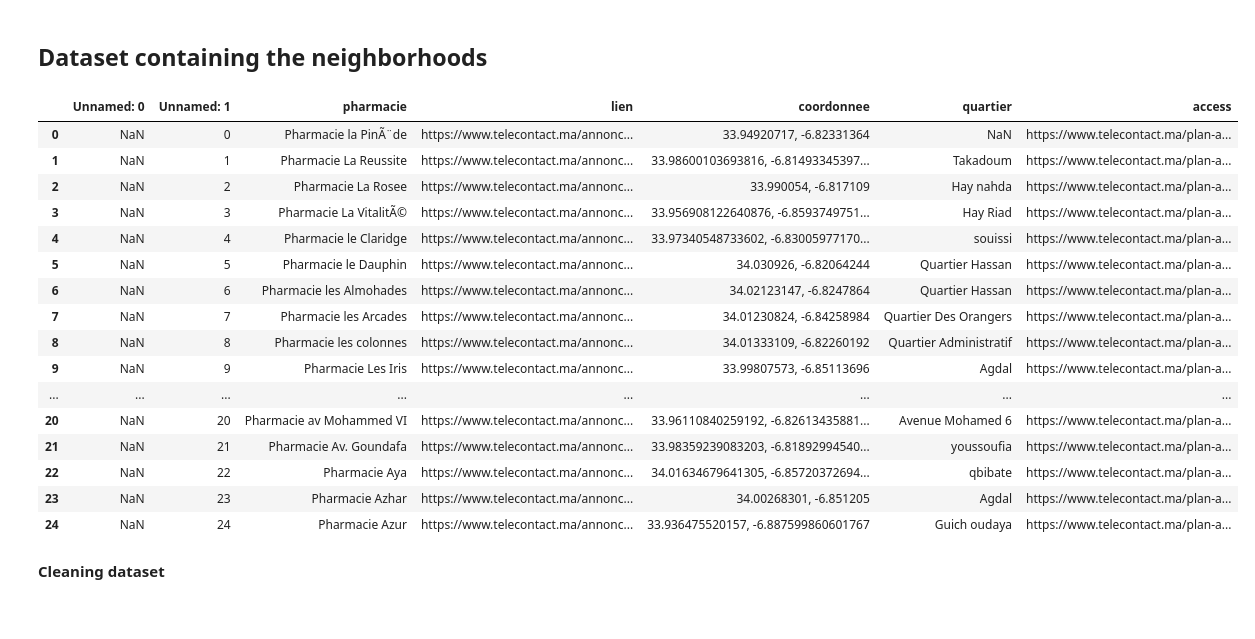
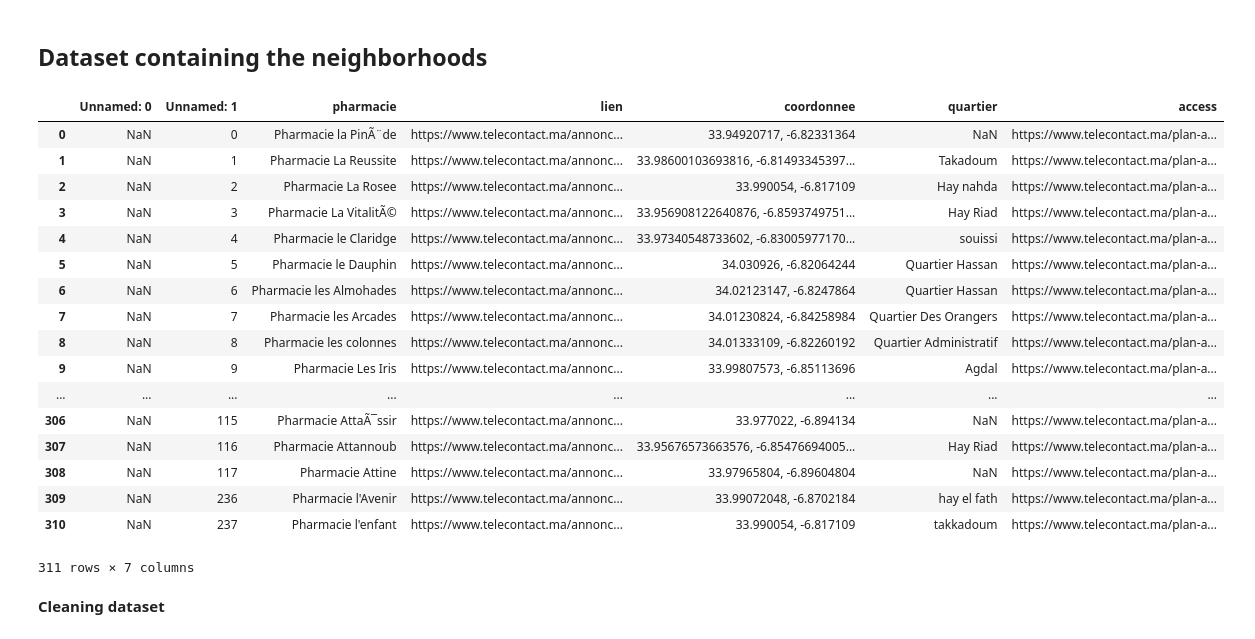
Before and after one commit to chikoungoun/Scraping, a Jupyter notebook: Pharmacies de garde/Rabat/Telecontact/Data cohesion/Combining adresses and Neighborhoods.ipynb, the cells around one changed output. Cells and saved outputs as stored; diff of their text form; code cells hidden in the pictures.

```diff
--- a/Pharmacies de garde/Rabat/Telecontact/Data cohesion/Combining adresses and Neighborhoods.ipynb
+++ b/Pharmacies de garde/Rabat/Telecontact/Data cohesion/Combining adresses and Neighborhoods.ipynb
@@ -29,25 +30,26 @@ df.head(25)
 # %%
 dq = pd.read_excel('q.xlsx')
 # %%
-dq.head(25)
+dq
 # %% [output]
 |  | Unnamed: 0 | Unnamed: 1 | pharmacie | lien | coordonnee | quartier | access |
 | 0 | NaN | 0 | Pharmacie la PinÃ¨de | https://www.telecontact.ma/annonc... | 33.94920717, -6.82331364 | NaN | https://www.telecontact.ma/plan-a... |
 | 1 | NaN | 1 | Pharmacie La Reussite | https://www.telecontact.ma/annonc... | 33.98600103693816, -6.81493345397... | Takadoum | https://www.telecontact.ma/plan-a... |
 | 2 | NaN | 2 | Pharmacie La Rosee | https://www.telecontact.ma/annonc... | 33.990054, -6.817109 | Hay nahda | https://www.telecontact.ma/plan-a... |
 | 3 | NaN | 3 | Pharmacie La VitalitÃ© | https://www.telecontact.ma/annonc... | 33.956908122640876, -6.8593749751... | Hay Riad | https://www.telecontact.ma/plan-a... |
 | 4 | NaN | 4 | Pharmacie le Claridge | https://www.telecontact.ma/annonc... | 33.97340548733602, -6.83005977170... | souissi | https://www.telecontact.ma/plan-a... |
 | 5 | NaN | 5 | Pharmacie le Dauphin | https://www.telecontact.ma/annonc... | 34.030926, -6.82064244 | Quartier Hassan | https://www.telecontact.ma/plan-a... |
 | 6 | NaN | 6 | Pharmacie les Almohades | https://www.telecontact.ma/annonc... | 34.02123147, -6.8247864 | Quartier Hassan | https://www.telecontact.ma/plan-a... |
 | 7 | NaN | 7 | Pharmacie les Arcades | https://www.telecontact.ma/annonc... | 34.01230824, -6.84258984 | Quartier Des Orangers | https://www.telecontact.ma/plan-a... |
 | 8 | NaN | 8 | Pharmacie les colonnes | https://www.telecontact.ma/annonc... | 34.01333109, -6.82260192 | Quartier Administratif | https://www.telecontact.ma/plan-a... |
 | 9 | NaN | 9 | Pharmacie Les Iris | https://www.telecontact.ma/annonc... | 33.99807573, -6.85113696 | Agdal | https://www.telecontact.ma/plan-a... |
 | ... | ... | ... | ... | ... | ... | ... | ... |
-| 20 | NaN | 20 | Pharmacie av Mohammed VI | https://www.telecontact.ma/annonc... | 33.96110840259192, -6.82613435881... | Avenue Mohamed 6 | https://www.telecontact.ma/plan-a... |
-| 21 | NaN | 21 | Pharmacie Av. Goundafa | https://www.telecontact.ma/annonc... | 33.98359239083203, -6.81892994540... | youssoufia | https://www.telecontact.ma/plan-a... |
-| 22 | NaN | 22 | Pharmacie Aya | https://www.telecontact.ma/annonc... | 34.01634679641305, -6.85720372694... | qbibate | https://www.telecontact.ma/plan-a... |
-| 23 | NaN | 23 | Pharmacie Azhar | https://www.telecontact.ma/annonc... | 34.00268301, -6.851205 | Agdal | https://www.telecontact.ma/plan-a... |
-| 24 | NaN | 24 | Pharmacie Azur | https://www.telecontact.ma/annonc... | 33.936475520157, -6.887599860601767 | Guich oudaya | https://www.telecontact.ma/plan-a... |
+| 306 | NaN | 115 | Pharmacie AttaÃ¯ssir | https://www.telecontact.ma/annonc... | 33.977022, -6.894134 | NaN | https://www.telecontact.ma/plan-a... |
+| 307 | NaN | 116 | Pharmacie Attannoub | https://www.telecontact.ma/annonc... | 33.95676573663576, -6.85476694005... | Hay Riad | https://www.telecontact.ma/plan-a... |
+| 308 | NaN | 117 | Pharmacie Attine | https://www.telecontact.ma/annonc... | 33.97965804, -6.89604804 | NaN | https://www.telecontact.ma/plan-a... |
+| 309 | NaN | 236 | Pharmacie l'Avenir | https://www.telecontact.ma/annonc... | 33.99072048, -6.8702184 | hay el fath | https://www.telecontact.ma/plan-a... |
+| 310 | NaN | 237 | Pharmacie l'enfant | https://www.telecontact.ma/annonc... | 33.990054, -6.817109 | takkadoum | https://www.telecontact.ma/plan-a... |
+311 rows × 7 columns
 # %% [markdown]
 **Cleaning dataset**
 # %%
```
Also changed, not shown: parts of 11 cells of this notebook.
